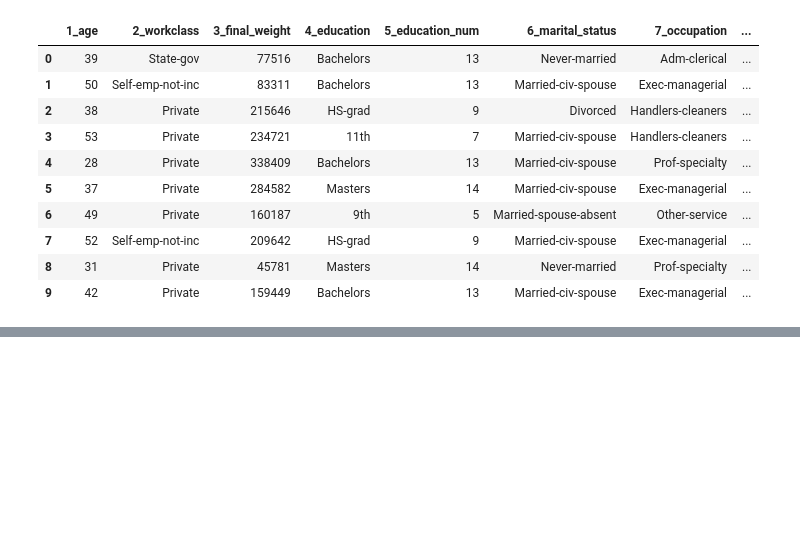
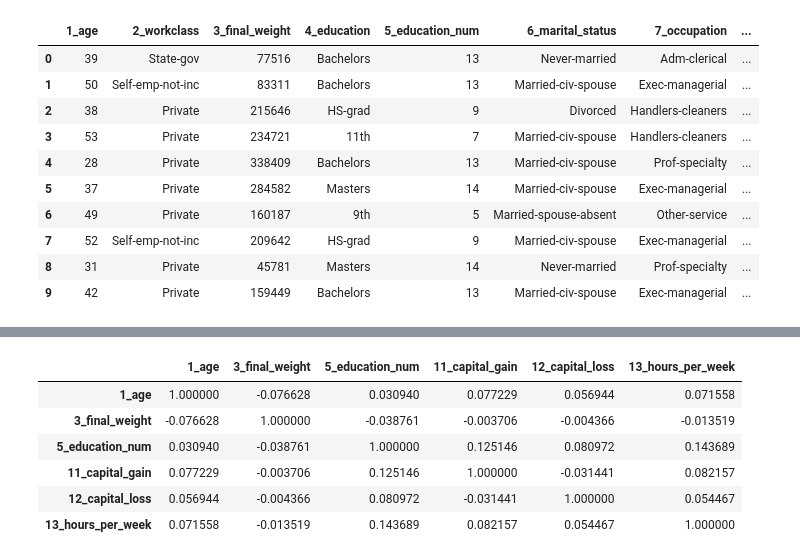
Before and after one commit to OfAndreS/Relatio, a Jupyter notebook: data/raw/D07/D07.ipynb, the cells around one changed output, grey strips where cells are left out. Saved outputs shown, nothing was run; the diff lists cells and outputs as text; code cells hidden in the pictures; blank space fills up the shorter version.

```diff
--- a/data/raw/D07/D07.ipynb
+++ b/data/raw/D07/D07.ipynb
@@ -88,5 +70,0 @@ Name: column, dtype: str
-# %%
-# Aplicando a transformação na variável "10_sex"
-map_sex = {'Male' : 0, 'Female' : 1}
-df_d07_clean['10_sex'] = df_d07['sex'].map(map_sex)
-df_d07_clean['10_sex'].unique()
@@ -95,5 +70,0 @@ array([0, 1])
-# %%
-# Aplicando a transformação na variável "14_income"
-map_income = {'<=50K' : 0, '>50K' : 1}
-df_d07_clean['15_income'] = df_d07['income'].map(map_income)
-df_d07_clean['15_income'].unique()
@@ -133,0 +79,3 @@ df_d07_status[df_d07_status['transformation'] == 'CatToNum']['column'].values.to
+# %%
+df_d07_num = df_d07_status[(df_d07_status['variable_type'] == 'quantitative') & (df_d07_status['variable_subtype'] == 'continuous')][['column', 'variable_type','variable_subtype']].reset_index(drop=True)
+df_d07_num
@@ -133,0 +90,11 @@ df_d07_status[df_d07_status['transformation'] == 'CatToNum']['column'].values.to
+# %%
+df_d07_num_pearson = df_d07_clean[df_d07_num['column'].values.tolist()].corr(method='pearson')
+df_d07_num_pearson
+# %% [output]
+|  | 1_age | 3_final_weight | 5_education_num | 11_capital_gain | 12_capital_loss | 13_hours_per_week |
+| 1_age | 1.000000 | -0.076628 | 0.030940 | 0.077229 | 0.056944 | 0.071558 |
+| 3_final_weight | -0.076628 | 1.000000 | -0.038761 | -0.003706 | -0.004366 | -0.013519 |
+| 5_education_num | 0.030940 | -0.038761 | 1.000000 | 0.125146 | 0.080972 | 0.143689 |
+| 11_capital_gain | 0.077229 | -0.003706 | 0.125146 | 1.000000 | -0.031441 | 0.082157 |
+| 12_capital_loss | 0.056944 | -0.004366 | 0.080972 | -0.031441 | 1.000000 | 0.054467 |
+| 13_hours_per_week | 0.071558 | -0.013519 | 0.143689 | 0.082157 | 0.054467 | 1.000000 |
```
Also changed, not shown: parts of 15 cells of this notebook, 7 other files.
